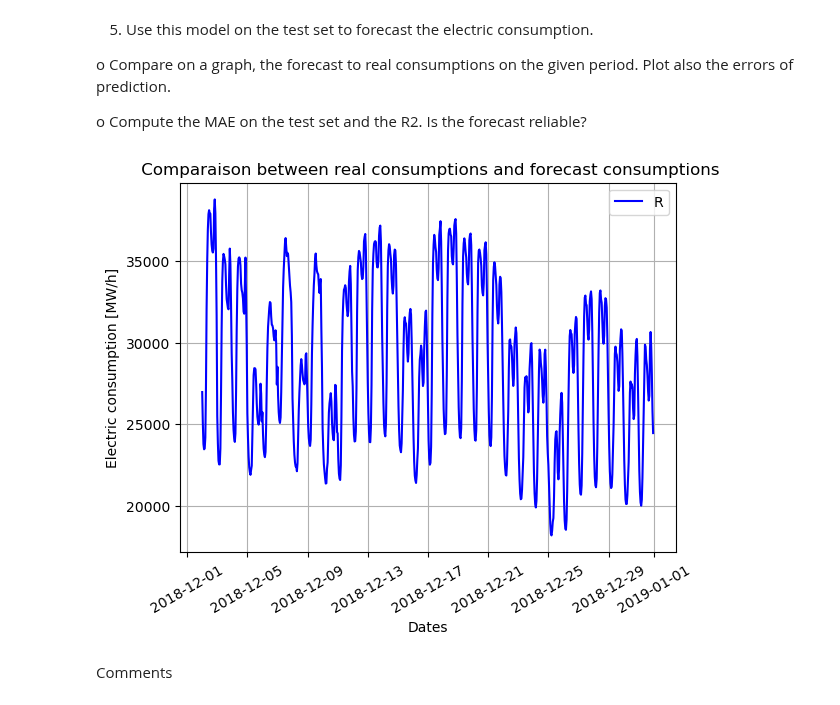
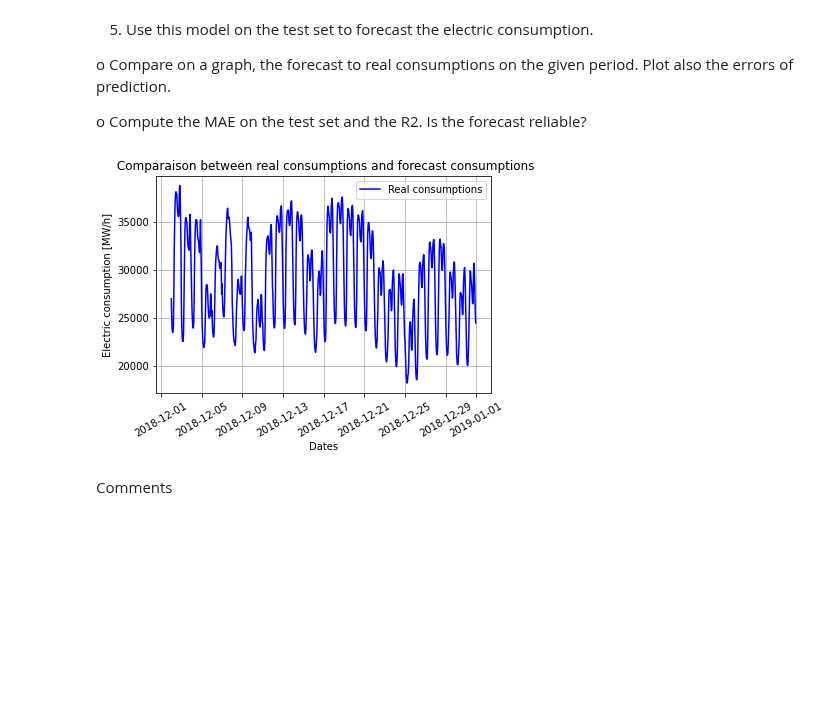
Before and after one commit to menace31/Hackathon, a Jupyter notebook: Hackathon 2-20221025/hackathon2_without_code.ipynb, the cells around one changed output. Saved outputs shown, nothing was run; the diff lists cells and outputs as text; code cells hidden in the pictures; blank space fills up the shorter version.

```diff
--- a/Hackathon 2-20221025/hackathon2_without_code.ipynb
+++ b/Hackathon 2-20221025/hackathon2_without_code.ipynb
@@ -329,27 +354,27 @@ o	Compute the MAE on the test set and the R2. Is the forecast reliable?
 # %%
 #code here
 import statsmodels.api as sm
 
 #real consumptions
 minDate = datetime.fromisoformat('2018-12-02')
 maxDate = datetime.fromisoformat('2019-01-01')
 date_bis=date[(date>=minDate)&(date<maxDate)]
 load_bis=load[(date>=minDate)&(date<maxDate)]
 
 #forecast consumptions
 
 
 #comparaison on a graph
 plt.plot(date_bis,load_bis,'b')
-plt.legend('Real consumptions')
+plt.legend(['Real consumptions'])
 plt.grid(True)
 plt.xlabel('Dates')
 plt.xticks(rotation = 30,)
 plt.ylabel('Electric consumption [MW/h]')
 plt.title(' Comparaison between real consumptions and forecast consumptions')
 plt.show()
 # %% [output]
-[figure, old version]
+[figure, new version]
 # %% [markdown]
 Comments
 # %% [markdown]
```
Also changed, not shown: parts of 2 cells of this notebook.
